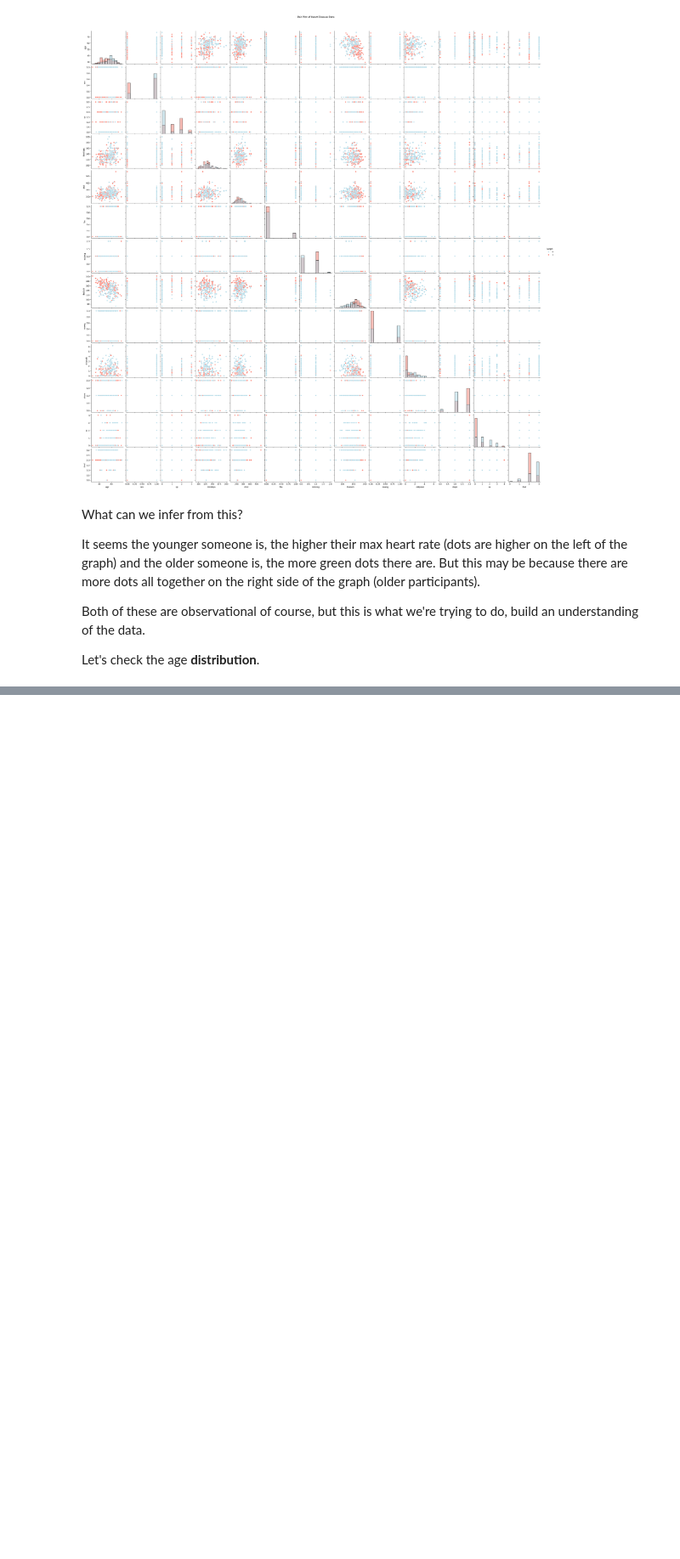
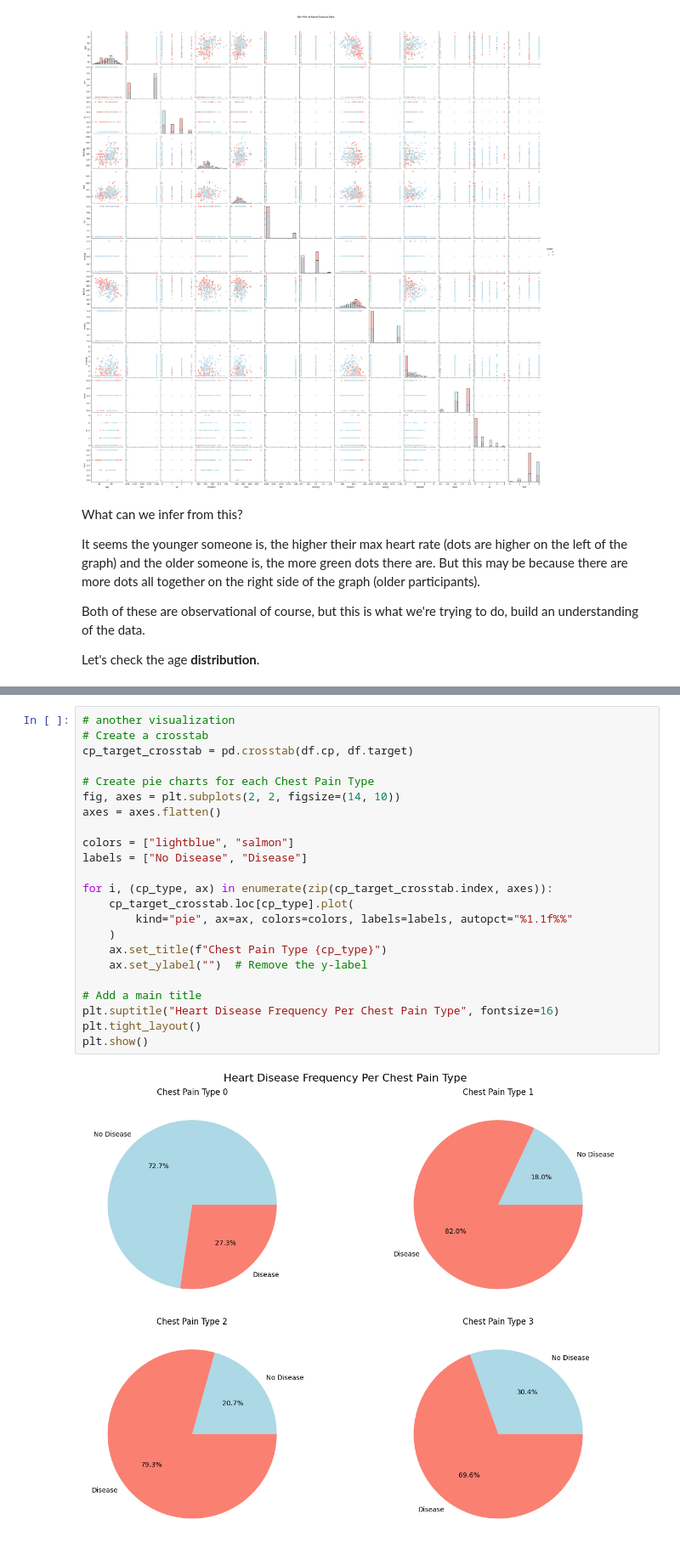
Before and after one commit to IIK99/Complete-A.I.---Machine-Learning--Data-Science-Bootcamp, a Jupyter notebook: 05 Milestone Project 1/heart_disease_classification.ipynb, the cells around one changed output, grey strips where cells are left out. Shown at 85% size. Cells and saved outputs as stored; diff of their text form; blank space fills up the shorter version.

```diff
--- a/05 Milestone Project 1/heart_disease_classification.ipynb
+++ b/05 Milestone Project 1/heart_disease_classification.ipynb
@@ -474,0 +517,25 @@ Let's check the age **distribution**.
+# %%
+# another visualization
+# Create a crosstab
+cp_target_crosstab = pd.crosstab(df.cp, df.target)
+
+# Create pie charts for each Chest Pain Type
+fig, axes = plt.subplots(2, 2, figsize=(14, 10))
+axes = axes.flatten()
+
+colors = ["lightblue", "salmon"]
+labels = ["No Disease", "Disease"]
+
+for i, (cp_type, ax) in enumerate(zip(cp_target_crosstab.index, axes)):
+    cp_target_crosstab.loc[cp_type].plot(
+        kind="pie", ax=ax, colors=colors, labels=labels, autopct="%1.1f%%"
+    )
+    ax.set_title(f"Chest Pain Type {cp_type}")
+    ax.set_ylabel("")  # Remove the y-label
+
+# Add a main title
+plt.suptitle("Heart Disease Frequency Per Chest Pain Type", fontsize=16)
+plt.tight_layout()
+plt.show()
+# %% [output]
+[figure, added]
```
Also changed, not shown: parts of 5 cells of this notebook.
